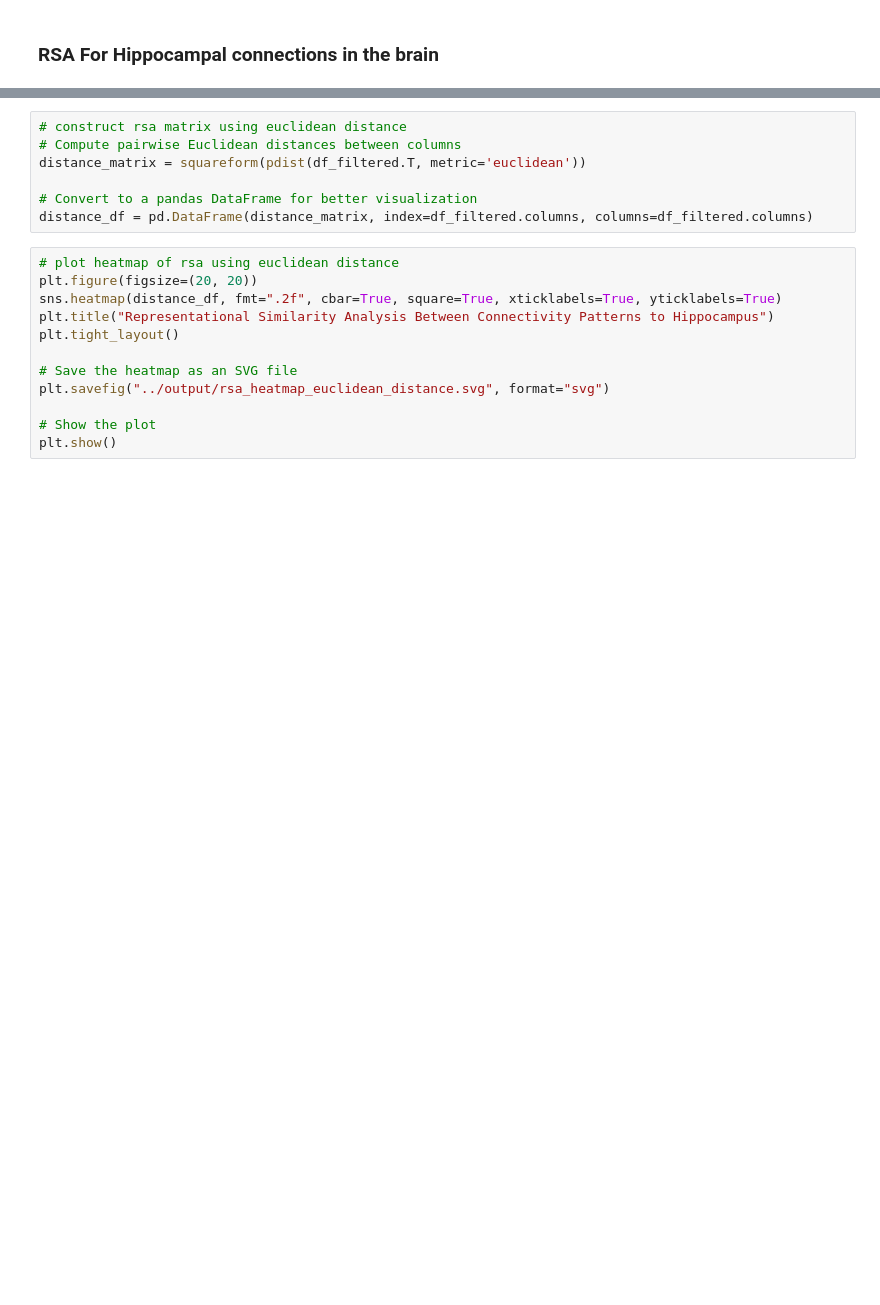
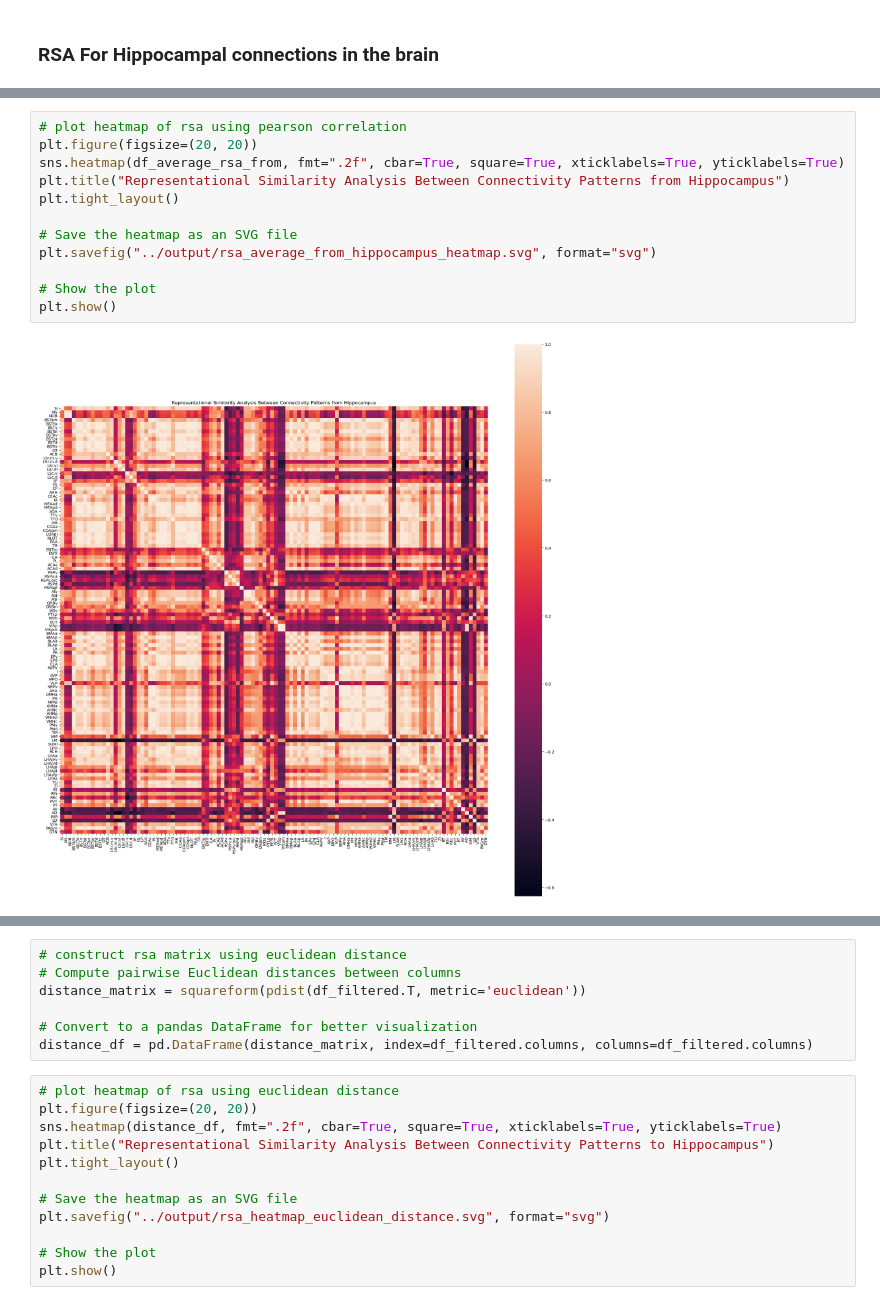
Before and after one commit to chris-weinberger/br2f_connectome, a Jupyter notebook: scripts/Hippocampus_rsa_analysis.ipynb, the cells around one changed output, grey strips where cells are left out. Cells and saved outputs as stored; diff of their text form; blank space fills up the shorter version.

```diff
--- a/scripts/Hippocampus_rsa_analysis.ipynb
+++ b/scripts/Hippocampus_rsa_analysis.ipynb
@@ -93,0 +214,14 @@ rsa_matrix
+# %%
+# plot heatmap of rsa using pearson correlation
+plt.figure(figsize=(20, 20))
+sns.heatmap(df_average_rsa_from, fmt=".2f", cbar=True, square=True, xticklabels=True, yticklabels=True)
+plt.title("Representational Similarity Analysis Between Connectivity Patterns from Hippocampus")
+plt.tight_layout()
+
+# Save the heatmap as an SVG file
+plt.savefig("../output/rsa_average_from_hippocampus_heatmap.svg", format="svg")
+
+# Show the plot
+plt.show()
+# %% [output]
+[figure, added]
```
Also changed, not shown: parts of 30 cells of this notebook, 11 other files.
